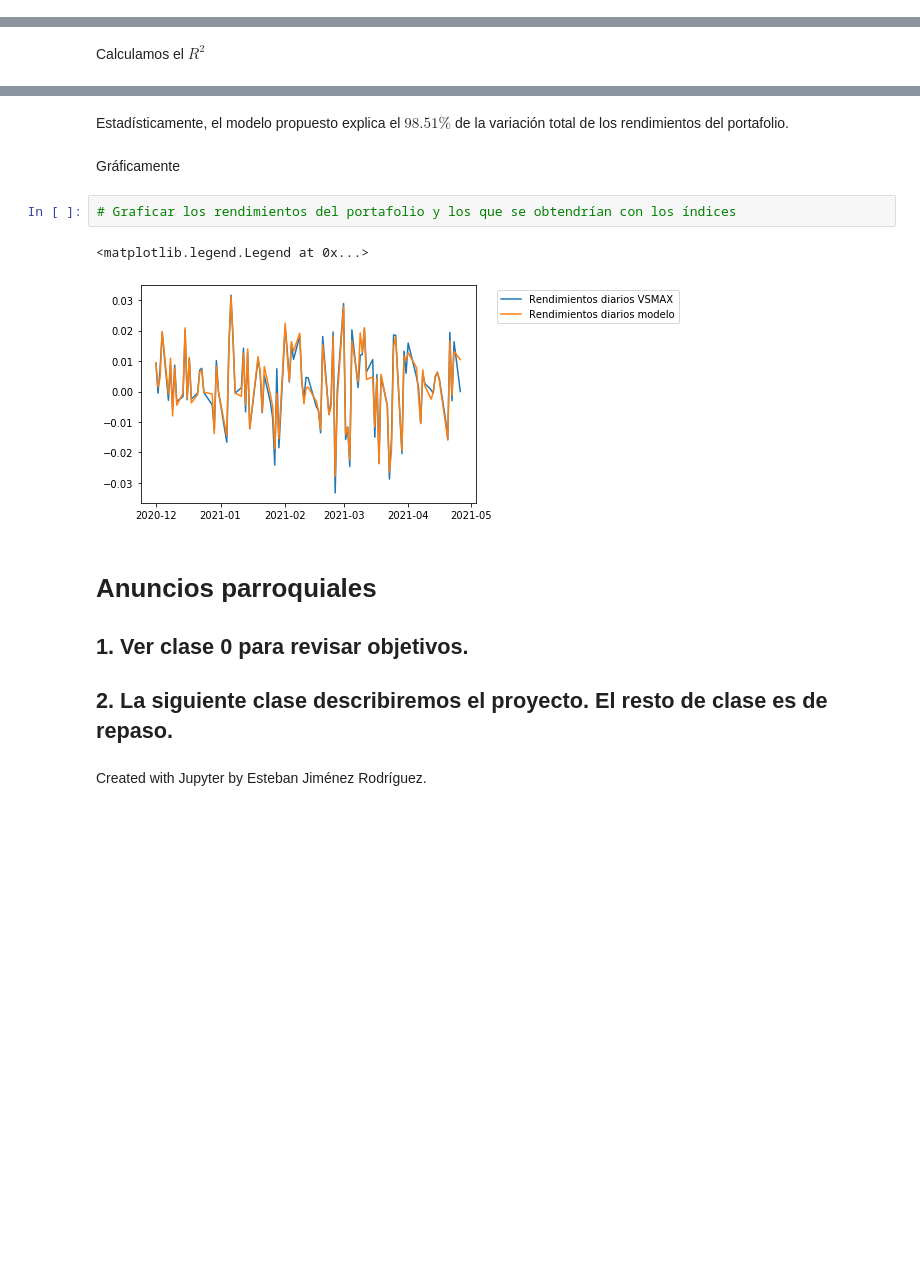
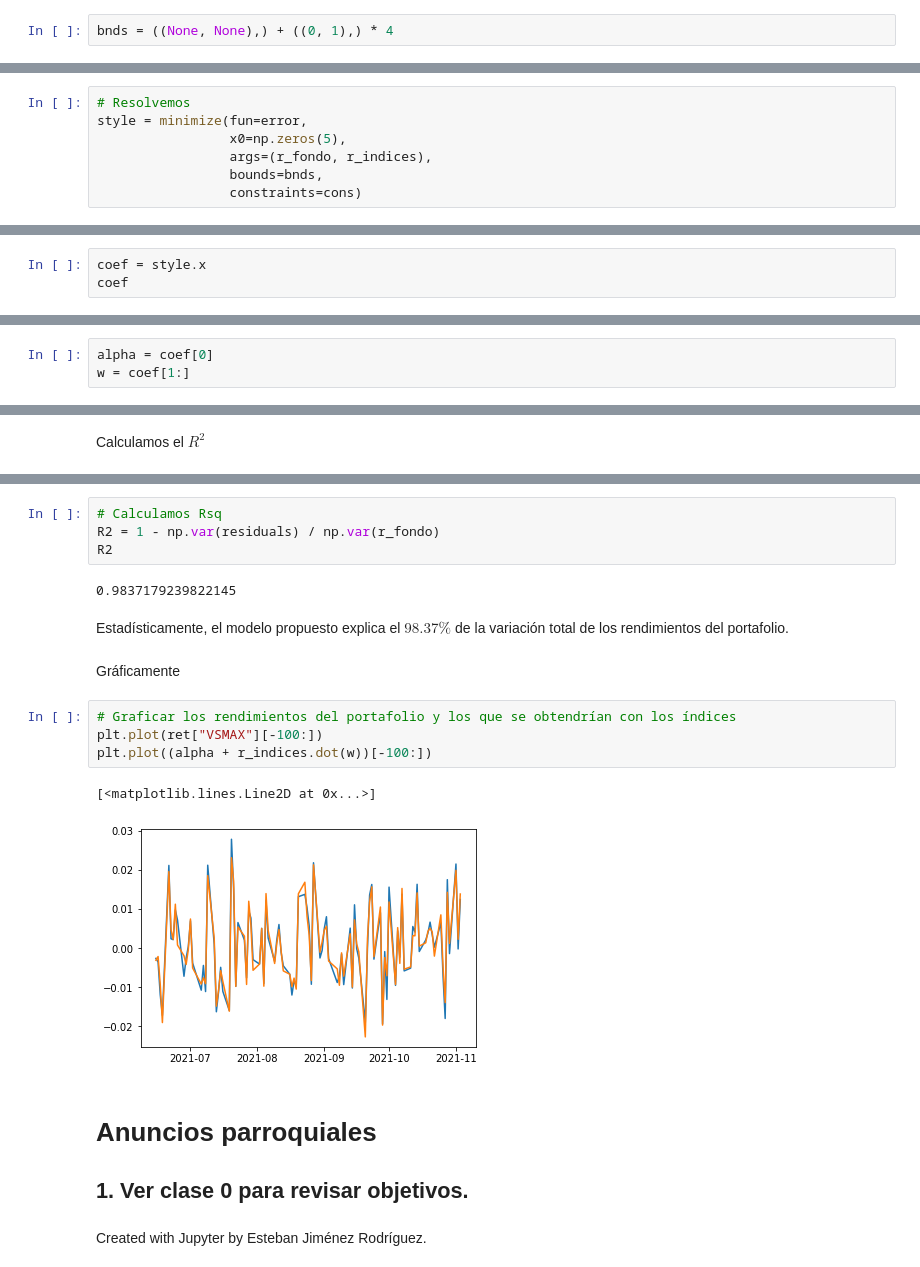
Before and after one commit to Fernando28AC/porinvo2021, a Jupyter notebook: Modulo4/Clase19_AnalisisEstilo.ipynb, the cells around one changed output, grey strips where cells are left out. Drawn from its saved outputs; the diff is of its cells as text; blank space fills up the shorter version.

Commit message:
Cambios de clase

```diff
--- a/Modulo4/Clase19_AnalisisEstilo.ipynb
+++ b/Modulo4/Clase19_AnalisisEstilo.ipynb
@@ -143,0 +156,2 @@ Restricciones
+# %%
+bnds = ((None, None),) + ((0, 1),) * 4
@@ -165,0 +162,7 @@ array([0.12772134, 0.16304212, 0.35622298, 0.35301357])
+# %%
+# Resolvemos
+style = minimize(fun=error,
+                 x0=np.zeros(5),
+                 args=(r_fondo, r_indices),
+                 bounds=bnds,
+                 constraints=cons)
@@ -165,0 +182,3 @@ array([0.12772134, 0.16304212, 0.35622298, 0.35301357])
+# %%
+coef = style.x
+coef
@@ -166,2 +188,5 @@ array([0.12772134, 0.16304212, 0.35622298, 0.35301357])
+# %%
+alpha = coef[0]
+w = coef[1:]
 # %%
 # Restricción
@@ -219,18 +247,24 @@ Calculamos el $R^2$
+# %%
+# Calculamos Rsq
+R2 = 1 - np.var(residuals) / np.var(r_fondo)
+R2
+# %% [output]
+0.9837179239822145
 # %% [markdown]
-Estadísticamente, el modelo propuesto explica el $98.51\%$ de la variación total de los rendimientos del portafolio.
+Estadísticamente, el modelo propuesto explica el $98.37\%$ de la variación total de los rendimientos del portafolio.
 # %% [markdown]
 Gráficamente
 # %%
 # Graficar los rendimientos del portafolio y los que se obtendrían con los índices
+plt.plot(ret["VSMAX"][-100:])
+plt.plot((alpha + r_indices.dot(w))[-100:])
 # %% [output]
-<matplotlib.legend.Legend at 0x...>
+[<matplotlib.lines.Line2D at 0x...>]
-[figure, old version]
+[figure, new version]
 # %% [markdown]
 # Anuncios parroquiales
 
 ## 1. Ver clase 0 para revisar objetivos.
-
-## 2. La siguiente clase describiremos el proyecto. El resto de clase es de repaso.
 # %% [markdown]
 <script>
   $(document).ready(function(){
```
Also changed, not shown: parts of 26 cells of this notebook, 1 other file.
